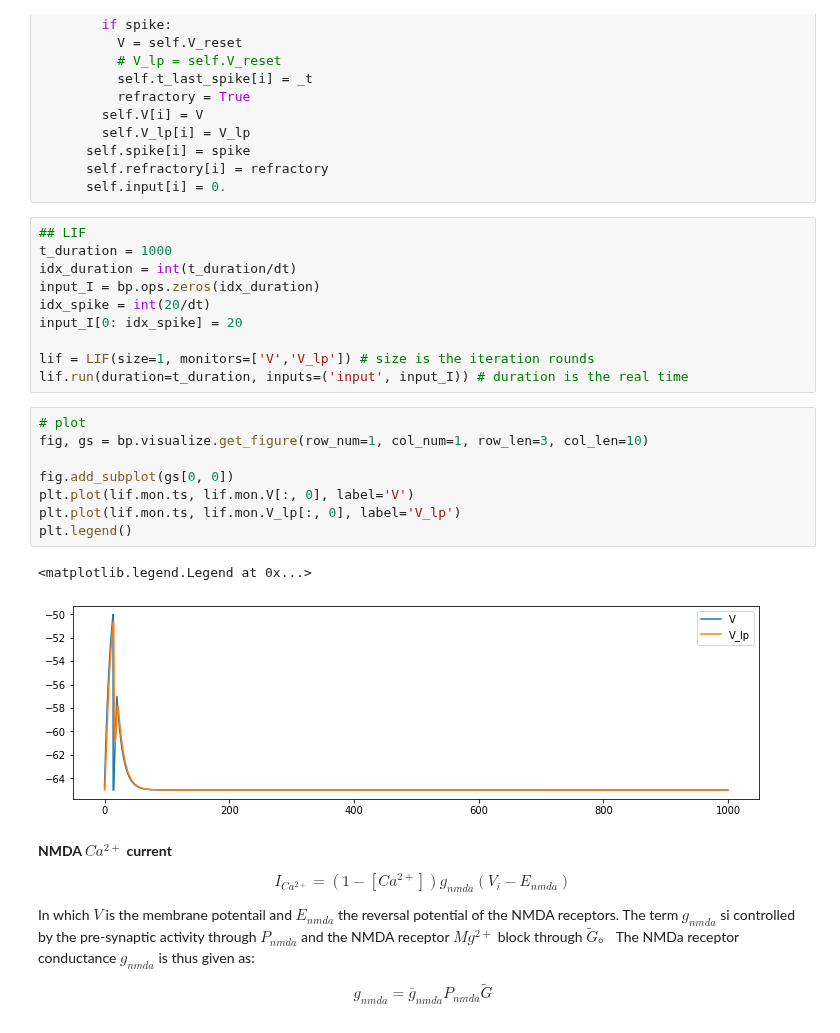
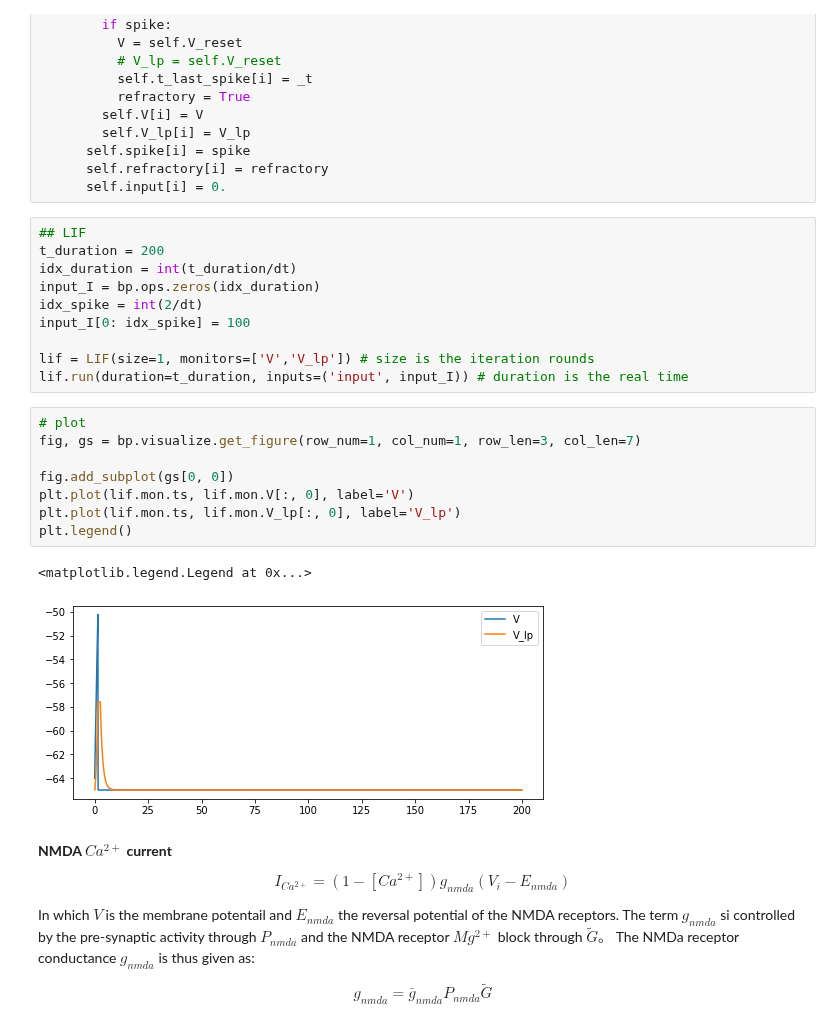
Before and after one commit to AohuaCheng/Neuro-and-Complexity-Science, a Jupyter notebook: Coding/STDP/STDP.ipynb, the cells around one changed output. Cells and saved outputs as stored; diff of their text form.

```diff
--- a/Coding/STDP/STDP.ipynb
+++ b/Coding/STDP/STDP.ipynb
@@ -134,25 +134,25 @@ class LIF(bp.NeuGroup):
       self.input[i] = 0.
 # %%
 ## LIF
-t_duration = 1000
+t_duration = 200
 idx_duration = int(t_duration/dt)
 input_I = bp.ops.zeros(idx_duration)
-idx_spike = int(20/dt)
-input_I[0: idx_spike] = 20
+idx_spike = int(2/dt)
+input_I[0: idx_spike] = 100
 
 lif = LIF(size=1, monitors=['V','V_lp']) # size is the iteration rounds
 lif.run(duration=t_duration, inputs=('input', input_I)) # duration is the real time
 # %%
 # plot
-fig, gs = bp.visualize.get_figure(row_num=1, col_num=1, row_len=3, col_len=10)
+fig, gs = bp.visualize.get_figure(row_num=1, col_num=1, row_len=3, col_len=7)
 
 fig.add_subplot(gs[0, 0])
 plt.plot(lif.mon.ts, lif.mon.V[:, 0], label='V')
 plt.plot(lif.mon.ts, lif.mon.V_lp[:, 0], label='V_lp')
 plt.legend()
 # %% [output]
 <matplotlib.legend.Legend at 0x...>
-[figure, old version]
+[figure, new version]
 # %% [markdown]
 
 **NMDA $Ca^{2+}$ current**
```
Also changed, not shown: parts of 5 cells of this notebook.
